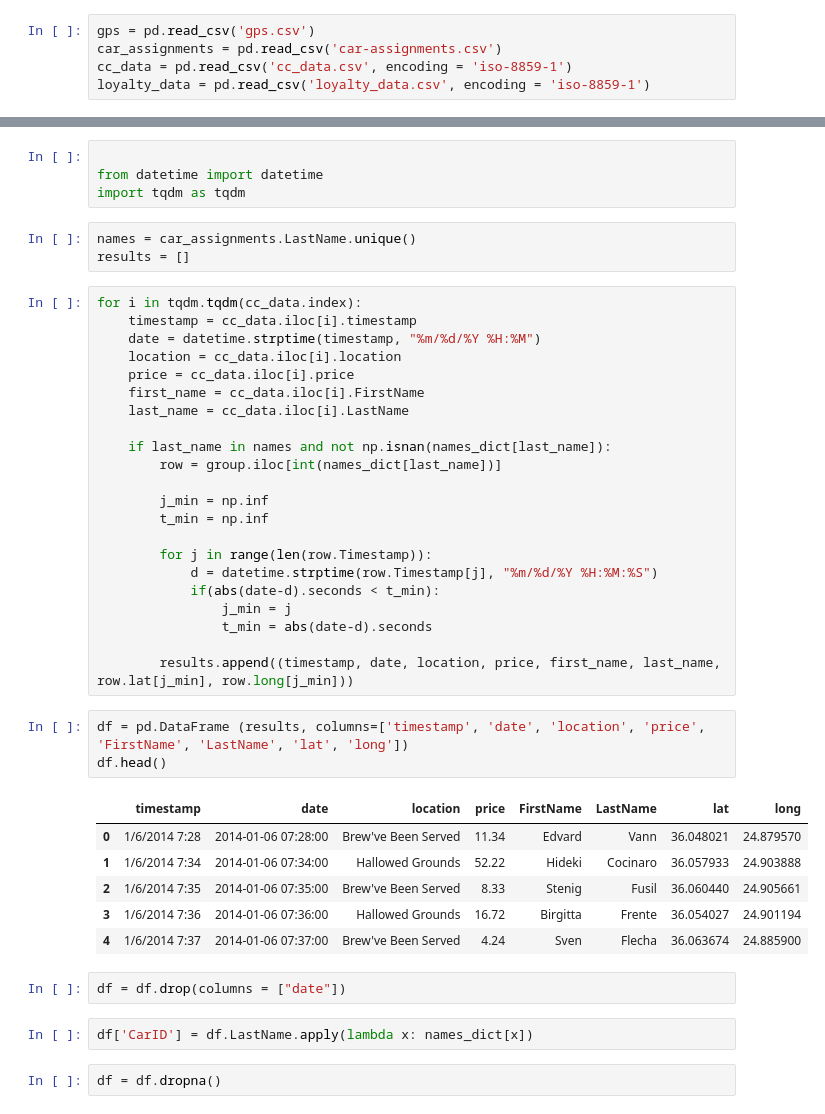
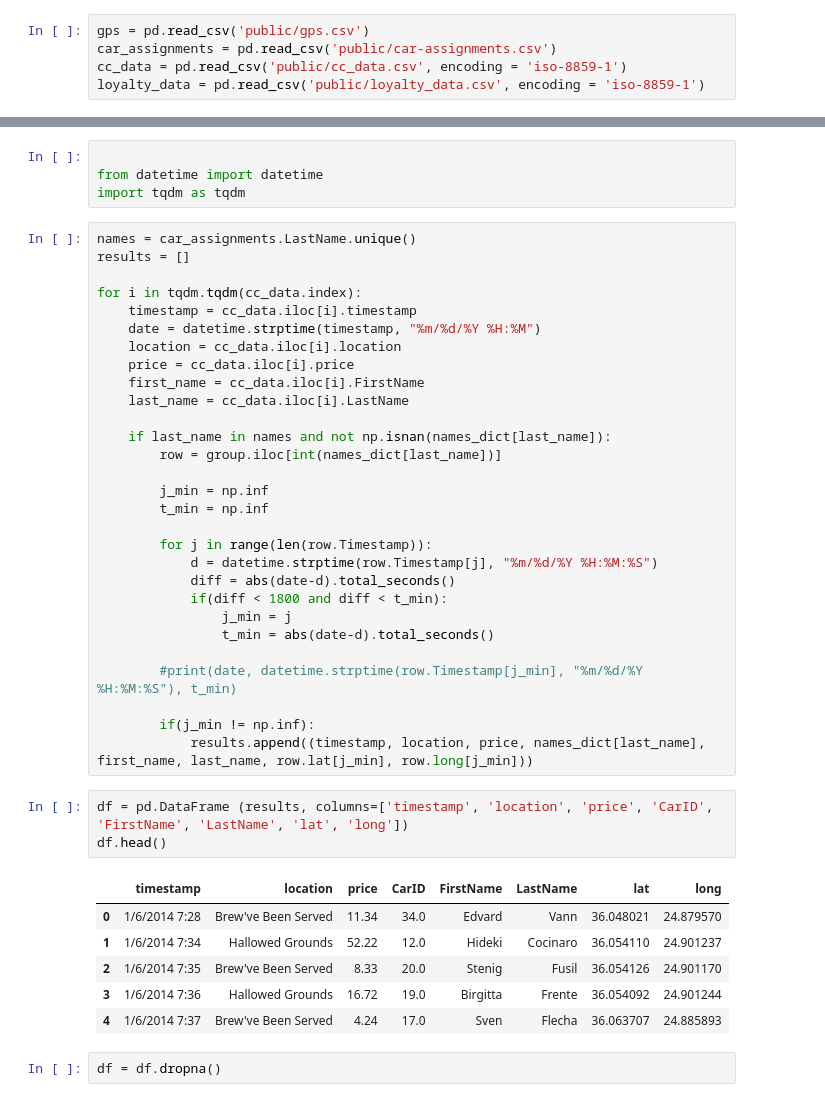
Before and after one commit to Checco9811/vast2014, a Jupyter notebook: preprocessing.ipynb, the cells around one changed output, grey strips where cells are left out. Saved outputs shown, nothing was run; the diff lists cells and outputs as text.

```diff
--- a/preprocessing.ipynb
+++ b/preprocessing.ipynb
@@ -2,10 +2,10 @@
 import pandas as pd
 import numpy as np
 # %%
-gps = pd.read_csv('gps.csv')
-car_assignments = pd.read_csv('car-assignments.csv')
-cc_data = pd.read_csv('cc_data.csv', encoding = 'iso-8859-1')
-loyalty_data = pd.read_csv('loyalty_data.csv', encoding = 'iso-8859-1')
+gps = pd.read_csv('public/gps.csv')
+car_assignments = pd.read_csv('public/car-assignments.csv')
+cc_data = pd.read_csv('public/cc_data.csv', encoding = 'iso-8859-1')
+loyalty_data = pd.read_csv('public/loyalty_data.csv', encoding = 'iso-8859-1')
 # %%
 gps
 # %% [output]
@@ -155,10 +155,10 @@ group
 
 from datetime import datetime
 import tqdm as tqdm
-# %%
-names = car_assignments.LastName.unique()
-results = []
 # %%
+names = car_assignments.LastName.unique()
+results = []
+
 for i in tqdm.tqdm(cc_data.index):
     timestamp = cc_data.iloc[i].timestamp
     date = datetime.strptime(timestamp, "%m/%d/%Y %H:%M")
@@ -175,25 +175,25 @@ for i in tqdm.tqdm(cc_data.index):
 
         for j in range(len(row.Timestamp)):
             d = datetime.strptime(row.Timestamp[j], "%m/%d/%Y %H:%M:%S")
-            if(abs(date-d).seconds < t_min):
+            diff = abs(date-d).total_seconds()
+            if(diff < 1800 and diff < t_min):
                 j_min = j
-                t_min = abs(date-d).seconds
+                t_min = abs(date-d).total_seconds()
 
-        results.append((timestamp, date, location, price, first_name, last_name, row.lat[j_min], row.long[j_min]))
+        #print(date, datetime.strptime(row.Timestamp[j_min], "%m/%d/%Y %H:%M:%S"), t_min)
+
+        if(j_min != np.inf):
+            results.append((timestamp, location, price, names_dict[last_name], first_name, last_name, row.lat[j_min], row.long[j_min]))
 # %%
-df = pd.DataFrame (results, columns=['timestamp', 'date', 'location', 'price', 'FirstName', 'LastName', 'lat', 'long'])
+df = pd.DataFrame (results, columns=['timestamp', 'location', 'price', 'CarID', 'FirstName', 'LastName', 'lat', 'long'])
 df.head()
 # %% [output]
-|  | timestamp | date | location | price | FirstName | LastName | lat | long |
-| 0 | 1/6/2014 7:28 | 2014-01-06 07:28:00 | Brew've Been Served | 11.34 | Edvard | Vann | 36.048021 | 24.879570 |
-| 1 | 1/6/2014 7:34 | 2014-01-06 07:34:00 | Hallowed Grounds | 52.22 | Hideki | Cocinaro | 36.057933 | 24.903888 |
-| 2 | 1/6/2014 7:35 | 2014-01-06 07:35:00 | Brew've Been Served | 8.33 | Stenig | Fusil | 36.060440 | 24.905661 |
-| 3 | 1/6/2014 7:36 | 2014-01-06 07:36:00 | Hallowed Grounds | 16.72 | Birgitta | Frente | 36.054027 | 24.901194 |
-| 4 | 1/6/2014 7:37 | 2014-01-06 07:37:00 | Brew've Been Served | 4.24 | Sven | Flecha | 36.063674 | 24.885900 |
+|  | timestamp | location | price | CarID | FirstName | LastName | lat | long |
+| 0 | 1/6/2014 7:28 | Brew've Been Served | 11.34 | 34.0 | Edvard | Vann | 36.048021 | 24.879570 |
+| 1 | 1/6/2014 7:34 | Hallowed Grounds | 52.22 | 12.0 | Hideki | Cocinaro | 36.054110 | 24.901237 |
+| 2 | 1/6/2014 7:35 | Brew've Been Served | 8.33 | 20.0 | Stenig | Fusil | 36.054126 | 24.901170 |
+| 3 | 1/6/2014 7:36 | Hallowed Grounds | 16.72 | 19.0 | Birgitta | Frente | 36.054092 | 24.901244 |
+| 4 | 1/6/2014 7:37 | Brew've Been Served | 4.24 | 17.0 | Sven | Flecha | 36.063707 | 24.885893 |
-# %%
-df = df.drop(columns = ["date"])
-# %%
-df['CarID'] = df.LastName.apply(lambda x: names_dict[x])
 # %%
 df = df.dropna()
 # %%
```
Also changed, not shown: 5 other files.
